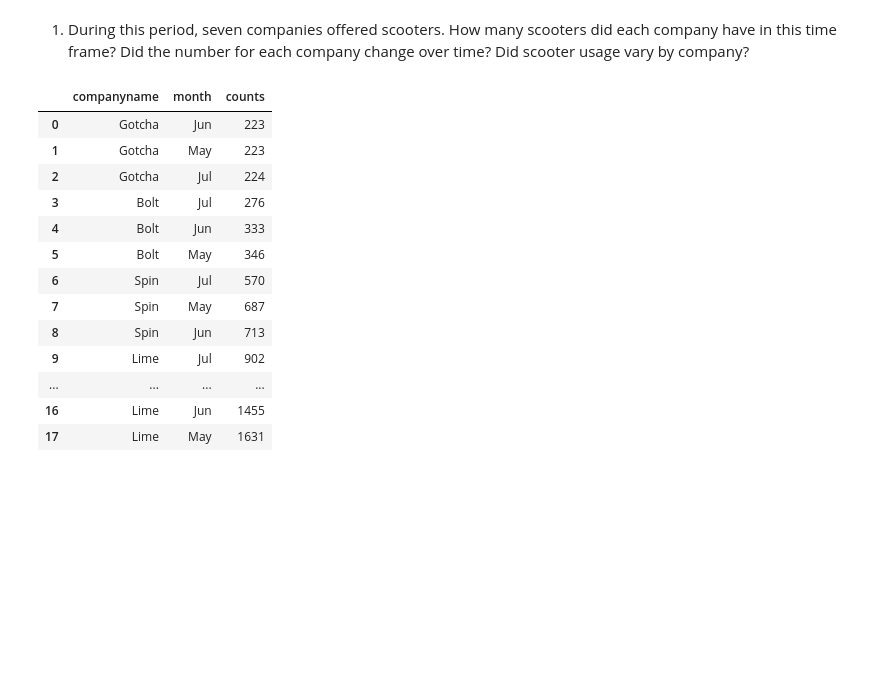
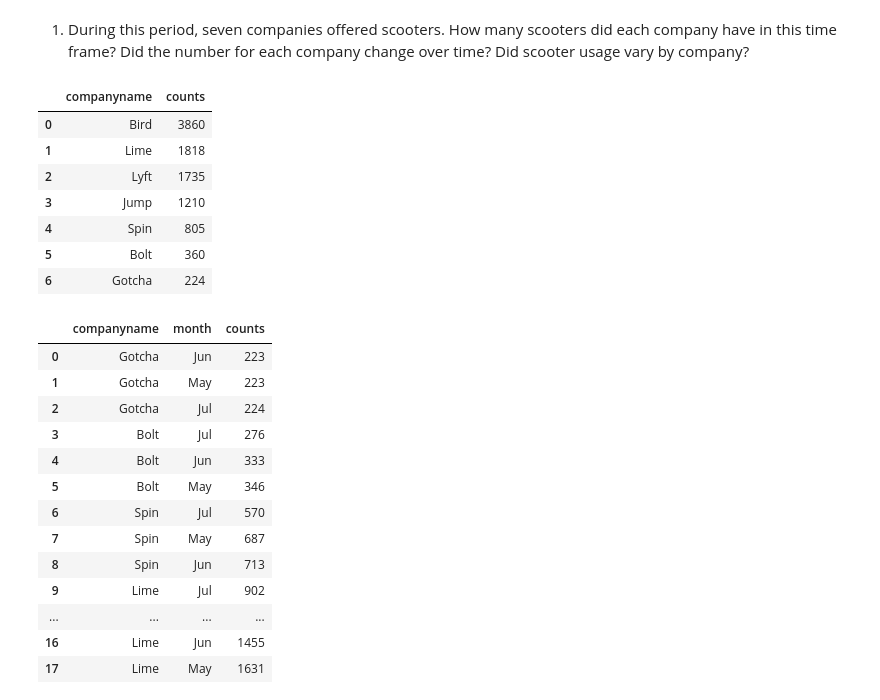
Before and after one commit to elisianguyen/nashville_scooters, a Jupyter notebook: notebooks/scooter_code.ipynb, the cells around one changed output. Saved outputs shown, nothing was run; the diff lists cells and outputs as text; code cells hidden in the pictures; blank space fills up the shorter version.

```diff
--- a/notebooks/scooter_code.ipynb
+++ b/notebooks/scooter_code.ipynb
@@ -252,6 +250,29 @@ comp_name_trips
 | 6 | SPIN |
 # %% [markdown]
 1. During this period, seven companies offered scooters. How many scooters did each company have in this time frame? Did the number for each company change over time? Did scooter usage vary by company?
+# %%
+query = """
+Select
+Distinct companyname,
+Count(distinct sumdid) As counts
+From scooters
+Where sumdgroup != 'bicycle'
+Group By
+Distinct companyname
+Order By counts Desc
+
+"""
+scooters_by_company=  pd.read_sql(text(query), con = engine)
+scooters_by_company
+# %% [output]
+|  | companyname | counts |
+| 0 | Bird | 3860 |
+| 1 | Lime | 1818 |
+| 2 | Lyft | 1735 |
+| 3 | Jump | 1210 |
+| 4 | Spin | 805 |
+| 5 | Bolt | 360 |
+| 6 | Gotcha | 224 |
 # %%
 query = """
 select
```
Also changed, not shown: parts of 12 cells of this notebook.
